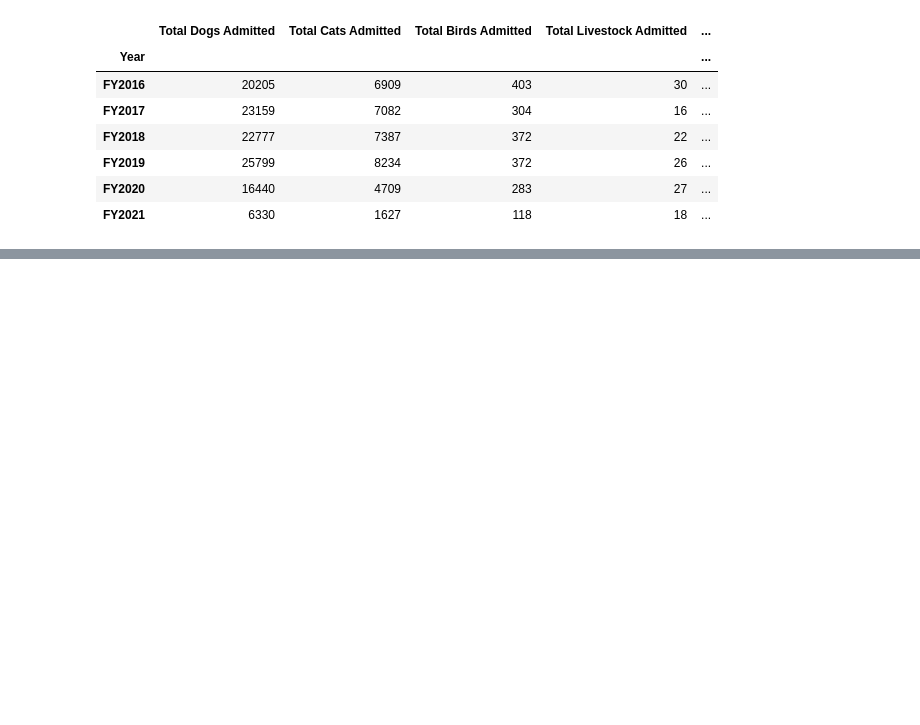
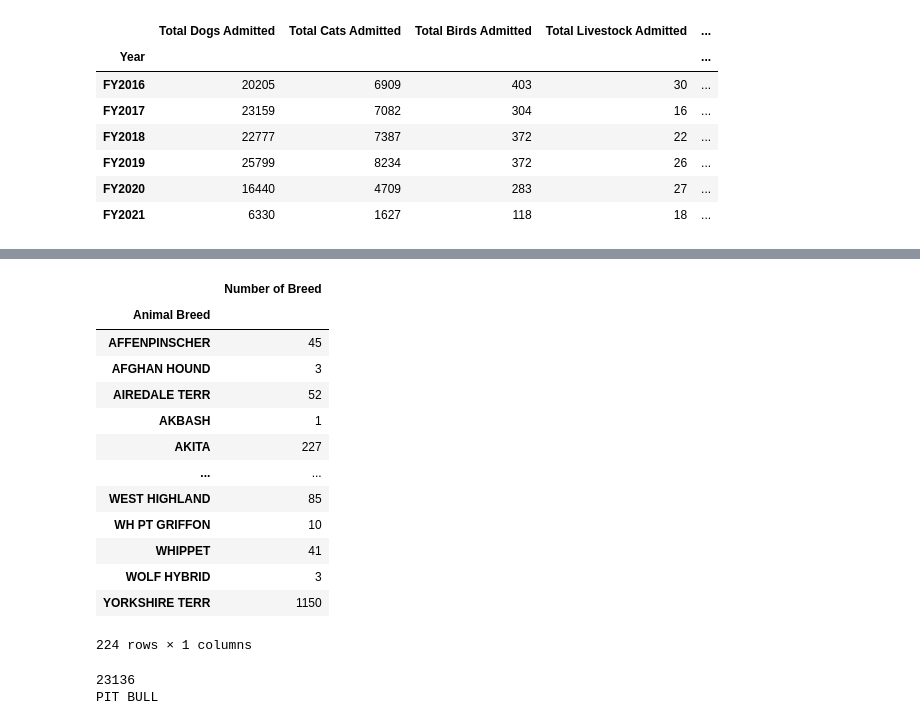
Before and after one commit to jconcha56429/Project1, a Jupyter notebook: Project1.ipynb, the cells around one changed output, grey strips where cells are left out. Drawn from its saved outputs; the diff is of its cells as text; code cells hidden in the pictures; blank space fills up the shorter version.

Commit message:
added more data analysis to Project1 jupyter notebook

```diff
--- a/Project1.ipynb
+++ b/Project1.ipynb
@@ -418,0 +441,32 @@ animals_per_year
+# %%
+groupby_dogbreed = dogs_df.groupby(['Animal Breed'])
+num_dogs_breed = groupby_dogbreed["Animal Id"].nunique()
+dogs_per_breed = pd.DataFrame({"Number of Breed": num_dogs_breed})
+
+dogs_per_breed
+# %% [output]
+|  | Number of Breed |
+| Animal Breed |  |
+| AFFENPINSCHER | 45 |
+| AFGHAN HOUND | 3 |
+| AIREDALE TERR | 52 |
+| AKBASH | 1 |
+| AKITA | 227 |
+| ... | ... |
+| WEST HIGHLAND | 85 |
+| WH PT GRIFFON | 10 |
+| WHIPPET | 41 |
+| WOLF HYBRID | 3 |
+| YORKSHIRE TERR | 1150 |
+224 rows × 1 columns
+# %%
+# MOST COMMON DOG TYPE FOUND IN SHELTER
+dog_column = dogs_per_breed["Number of Breed"]
+max_breed = dog_column.max()
+index_max_breed = dog_column.idxmax()
+
+print(max_breed)
+print(index_max_breed)
+# %% [output]
+23136
+PIT BULL
```
Also changed, not shown: parts of 3 cells of this notebook.
